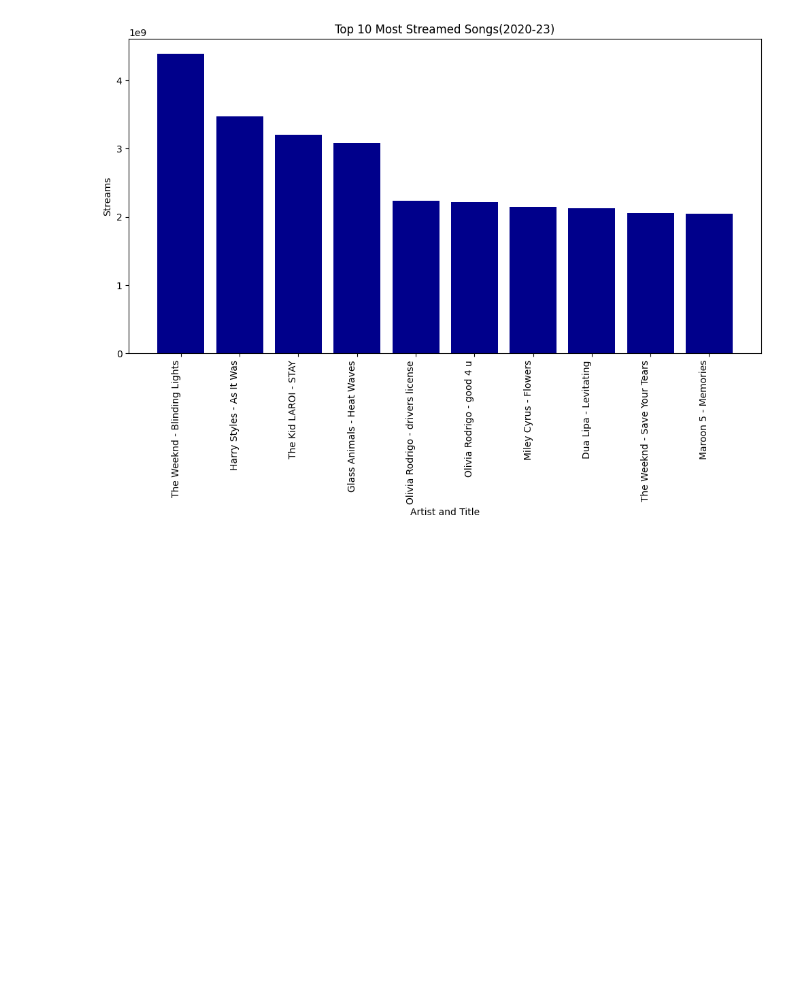
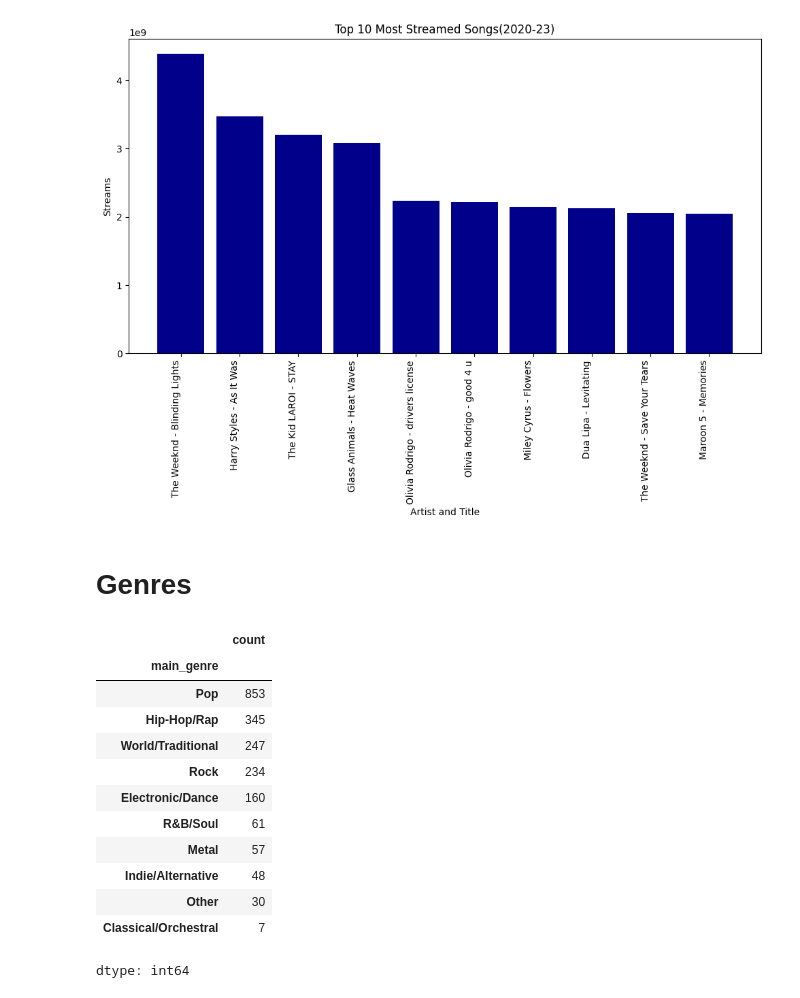
Before and after one commit to JTenaSan/CS3120_EDA_Jesus-Tena, a Jupyter notebook: Spotify_EDA_Jesus_Tena.ipynb, the cells around one changed output. Drawn from its saved outputs; the diff is of its cells as text; code cells hidden in the pictures; blank space fills up the shorter version.

```diff
--- a/Spotify_EDA_Jesus_Tena.ipynb
+++ b/Spotify_EDA_Jesus_Tena.ipynb
@@ -366,3 +391,22 @@ plt.ylabel('Streams')
 _ = plt.xticks(rotation=90, ha='right')
 # %% [output]
 [figure]
+# %% [markdown]
+# Genres
+# %%
+genre_2010_2014 = year_2010_2014['main_genre'].value_counts()
+genre_2010_2014.head(15)
+# %% [output]
+|  | count |
+| main_genre |  |
+| Pop | 853 |
+| Hip-Hop/Rap | 345 |
+| World/Traditional | 247 |
+| Rock | 234 |
+| Electronic/Dance | 160 |
+| R&B/Soul | 61 |
+| Metal | 57 |
+| Indie/Alternative | 48 |
+| Other | 30 |
+| Classical/Orchestral | 7 |
+dtype: int64
```
Also changed, not shown: parts of 5 cells of this notebook.
